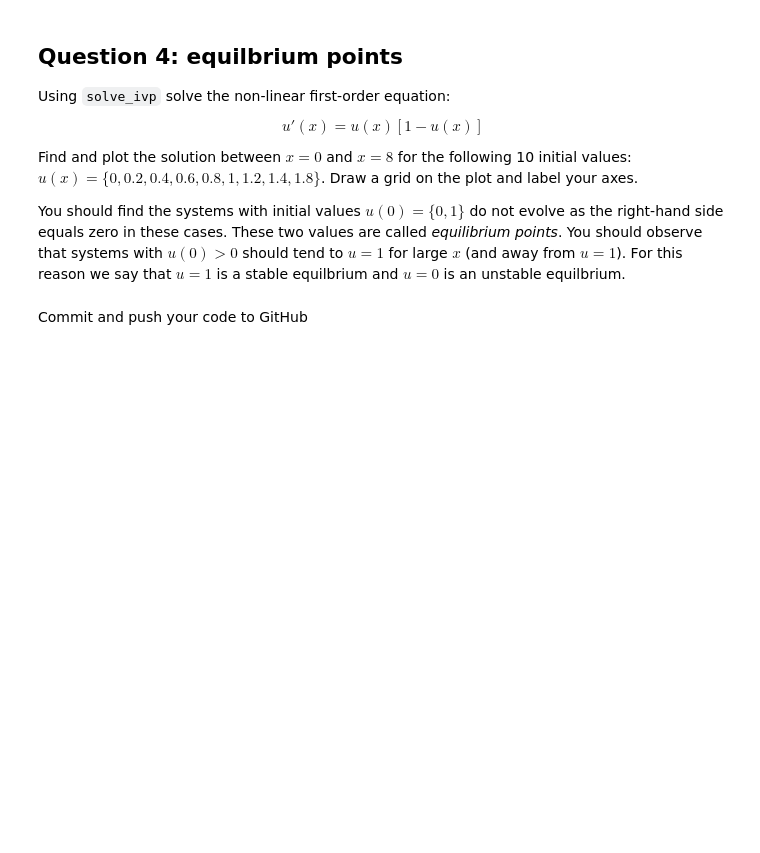
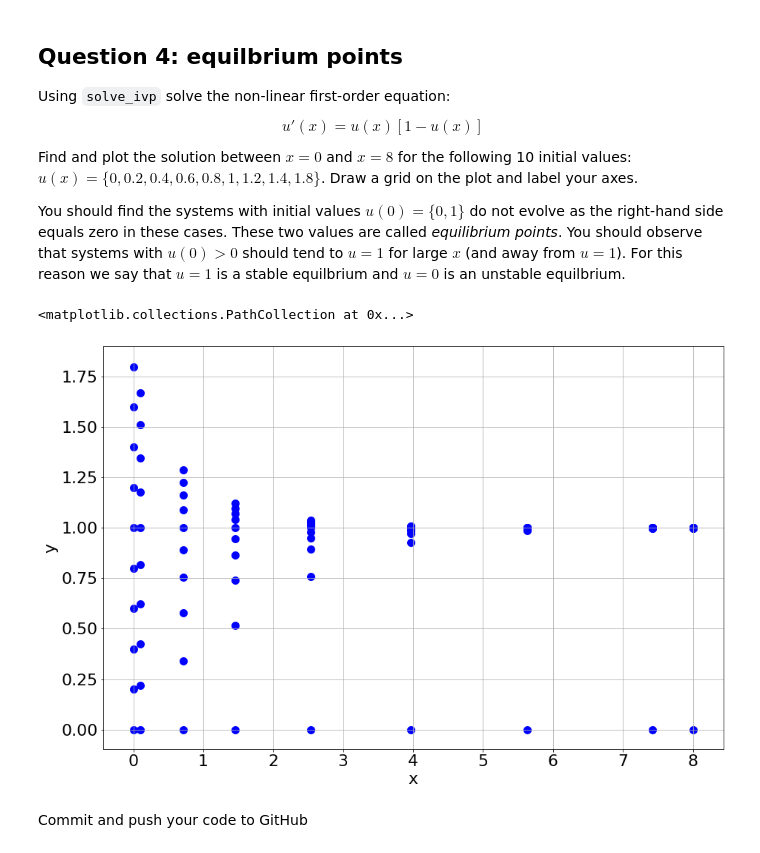
Before and after one commit to ryanjacobkelly/ryan, a Jupyter notebook: Assignment-3.ipynb, the cells around one changed output. Saved outputs shown, nothing was run; the diff lists cells and outputs as text; code cells hidden in the pictures; blank space fills up the shorter version.

```diff
--- a/Assignment-3.ipynb
+++ b/Assignment-3.ipynb
@@ -293,3 +306,23 @@ solve
+# %%
+def exponential_decay(t,y):
+    return y*(1-y)
+sol1=solve_ivp(exponential_decay,[0,8],[0,0.2,0.4,0.6,0.8,1,1.2,1.4,1.6,1.8])
+plt.xlabel('x')
+plt.ylabel('y')
+plt.grid(True)
+plt.scatter(sol1.t,sol1.y[0],color = 'blue',linewidth = 5)
+plt.scatter(sol1.t,sol1.y[1],color = 'blue',linewidth = 5)
+plt.scatter(sol1.t,sol1.y[2],color = 'blue',linewidth = 5)
+plt.scatter(sol1.t,sol1.y[3],color = 'blue',linewidth = 5)
+plt.scatter(sol1.t,sol1.y[4],color = 'blue',linewidth = 5)
+plt.scatter(sol1.t,sol1.y[5],color = 'blue',linewidth = 5)
+plt.scatter(sol1.t,sol1.y[6],color = 'blue',linewidth = 5)
+plt.scatter(sol1.t,sol1.y[7],color = 'blue',linewidth = 5)
+plt.scatter(sol1.t,sol1.y[8],color = 'blue',linewidth = 5)
+plt.scatter(sol1.t,sol1.y[9],color = 'blue',linewidth = 5)
+# %% [output]
+<matplotlib.collections.PathCollection at 0x...>
+[figure, added]
 # %% [markdown]
 Commit and push your code to GitHub
 # %% [markdown]
```
Also changed, not shown: parts of 7 cells of this notebook.
